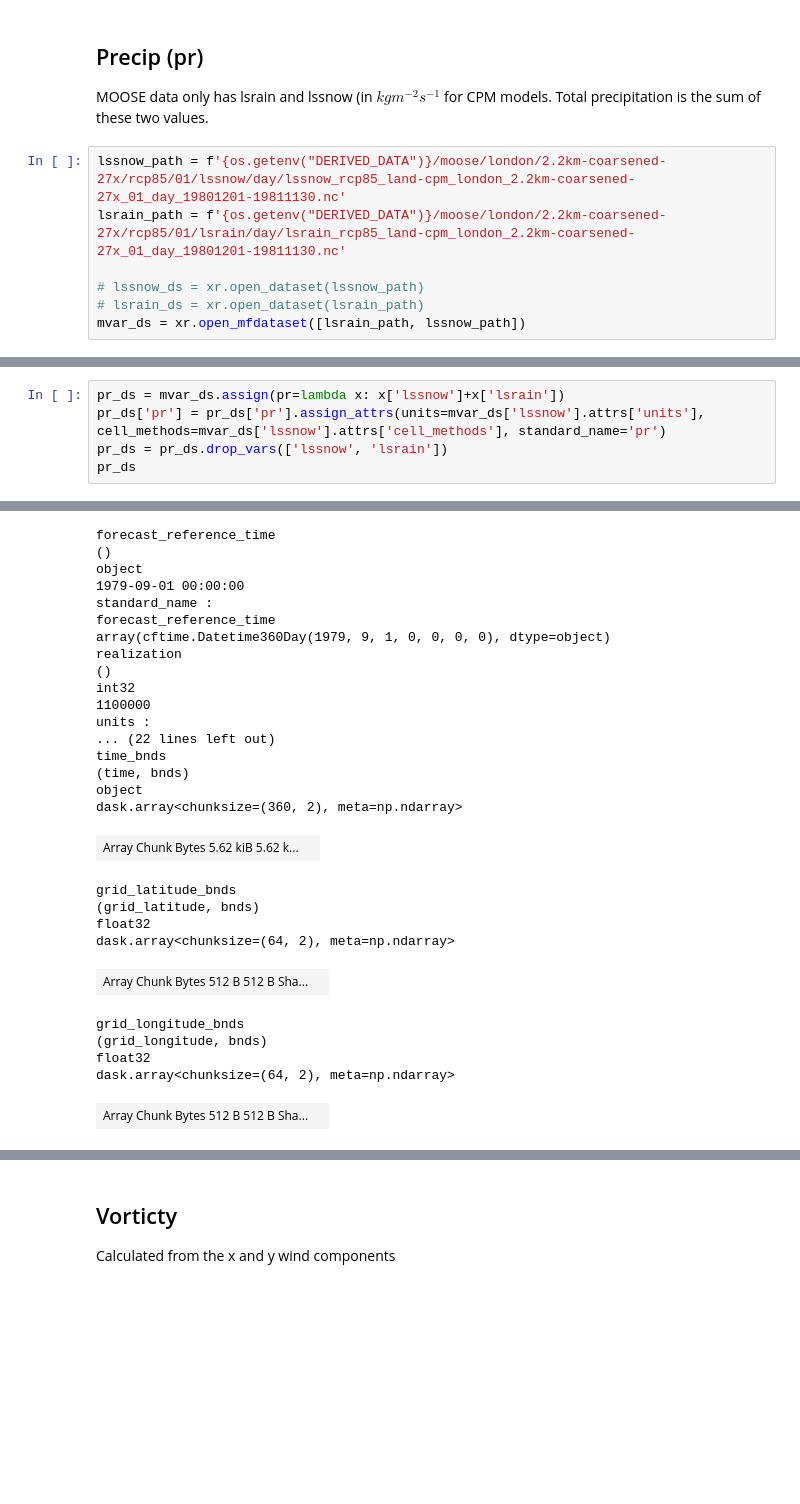
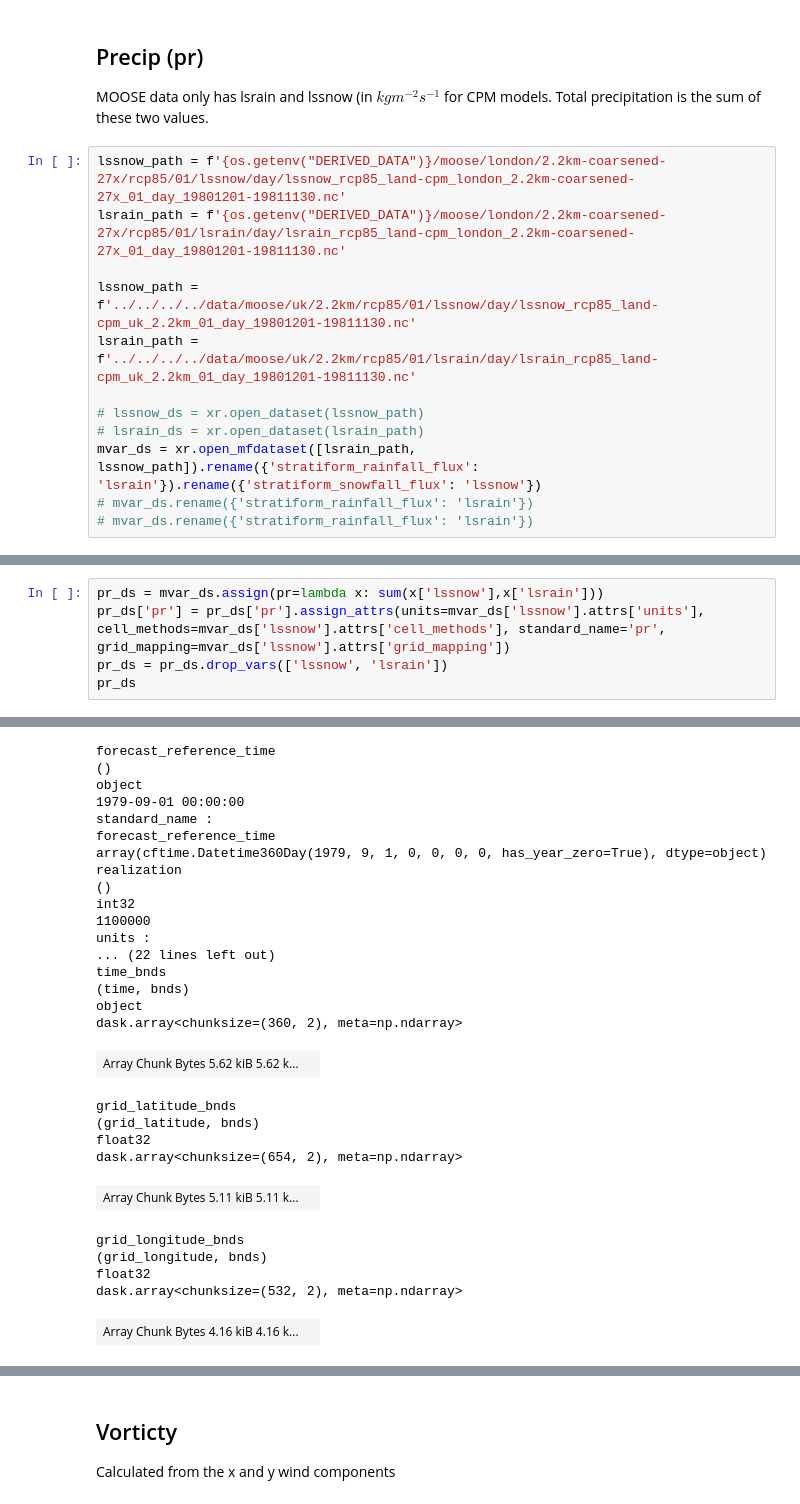
Before and after one commit to henryaddison/ml-downscaling-emulation, a Jupyter notebook: notebooks/learning/feature engineering.ipynb, the cells around one changed output, grey strips where cells are left out. Drawn from its saved outputs; the diff is of its cells as text; blank space fills up the shorter version.

```diff
--- a/notebooks/learning/feature engineering.ipynb
+++ b/notebooks/learning/feature engineering.ipynb
@@ -22,9 +22,14 @@ MOOSE data only has lsrain and lssnow (in $kg m^{-2} s^{-1}$ for CPM models. Tot
 lssnow_path = f'{os.getenv("DERIVED_DATA")}/moose/london/2.2km-coarsened-27x/rcp85/01/lssnow/day/lssnow_rcp85_land-cpm_london_2.2km-coarsened-27x_01_day_19801201-19811130.nc'
 lsrain_path = f'{os.getenv("DERIVED_DATA")}/moose/london/2.2km-coarsened-27x/rcp85/01/lsrain/day/lsrain_rcp85_land-cpm_london_2.2km-coarsened-27x_01_day_19801201-19811130.nc'
 
+lssnow_path = f'../../../../data/moose/uk/2.2km/rcp85/01/lssnow/day/lssnow_rcp85_land-cpm_uk_2.2km_01_day_19801201-19811130.nc'
+lsrain_path = f'../../../../data/moose/uk/2.2km/rcp85/01/lsrain/day/lsrain_rcp85_land-cpm_uk_2.2km_01_day_19801201-19811130.nc'
+
 # lssnow_ds = xr.open_dataset(lssnow_path)
 # lsrain_ds = xr.open_dataset(lsrain_path)
-mvar_ds = xr.open_mfdataset([lsrain_path, lssnow_path])
+mvar_ds = xr.open_mfdataset([lsrain_path, lssnow_path]).rename({'stratiform_rainfall_flux': 'lsrain'}).rename({'stratiform_snowfall_flux': 'lssnow'})
+# mvar_ds.rename({'stratiform_rainfall_flux': 'lsrain'})
+# mvar_ds.rename({'stratiform_rainfall_flux': 'lsrain'})
 # %%
 mvar_ds
 # %% [output]
@@ -46,8 +51,8 @@ Attributes:
     um_version:   10.6
     Conventions:  CF-1.7
 # %%
-pr_ds = mvar_ds.assign(pr=lambda x: x['lssnow']+x['lsrain'])
-pr_ds['pr'] = pr_ds['pr'].assign_attrs(units=mvar_ds['lssnow'].attrs['units'], cell_methods=mvar_ds['lssnow'].attrs['cell_methods'], standard_name='pr')
+pr_ds = mvar_ds.assign(pr=lambda x: sum(x['lssnow'],x['lsrain']))
+pr_ds['pr'] = pr_ds['pr'].assign_attrs(units=mvar_ds['lssnow'].attrs['units'], cell_methods=mvar_ds['lssnow'].attrs['cell_methods'], standard_name='pr', grid_mapping=mvar_ds['lssnow'].attrs['grid_mapping'])
 pr_ds = pr_ds.drop_vars(['lssnow', 'lsrain'])
 pr_ds
 # %% [output]
@@ -67,36 +72,36 @@ object
 bounds :
 forecast_period_bnds
 standard_name :
 forecast_period
 | Array Chunk Bytes 2.81 kiB 2.81 k... |  |
 forecast_reference_time
 ()
 object
 1979-09-01 00:00:00
 standard_name :
 forecast_reference_time
-array(cftime.Datetime360Day(1979, 9, 1, 0, 0, 0, 0), dtype=object)
+array(cftime.Datetime360Day(1979, 9, 1, 0, 0, 0, 0, has_year_zero=True), dtype=object)
 realization
 ()
 int32
 1100000
 units :
 ... (22 lines left out)
 time_bnds
 (time, bnds)
 object
 dask.array<chunksize=(360, 2), meta=np.ndarray>
 | Array Chunk Bytes 5.62 kiB 5.62 k... |  |
 grid_latitude_bnds
 (grid_latitude, bnds)
 float32
-dask.array<chunksize=(64, 2), meta=np.ndarray>
+dask.array<chunksize=(654, 2), meta=np.ndarray>
-| Array Chunk Bytes 512 B 512 B Sha... |  |
+| Array Chunk Bytes 5.11 kiB 5.11 k... |  |
 grid_longitude_bnds
 (grid_longitude, bnds)
 float32
-dask.array<chunksize=(64, 2), meta=np.ndarray>
+dask.array<chunksize=(532, 2), meta=np.ndarray>
-| Array Chunk Bytes 512 B 512 B Sha... |  |
+| Array Chunk Bytes 4.16 kiB 4.16 k... |  |
 forecast_period_bnds
 (time, bnds)
 float64
```
Also changed, not shown: parts of 7 cells of this notebook, 1 other file.
